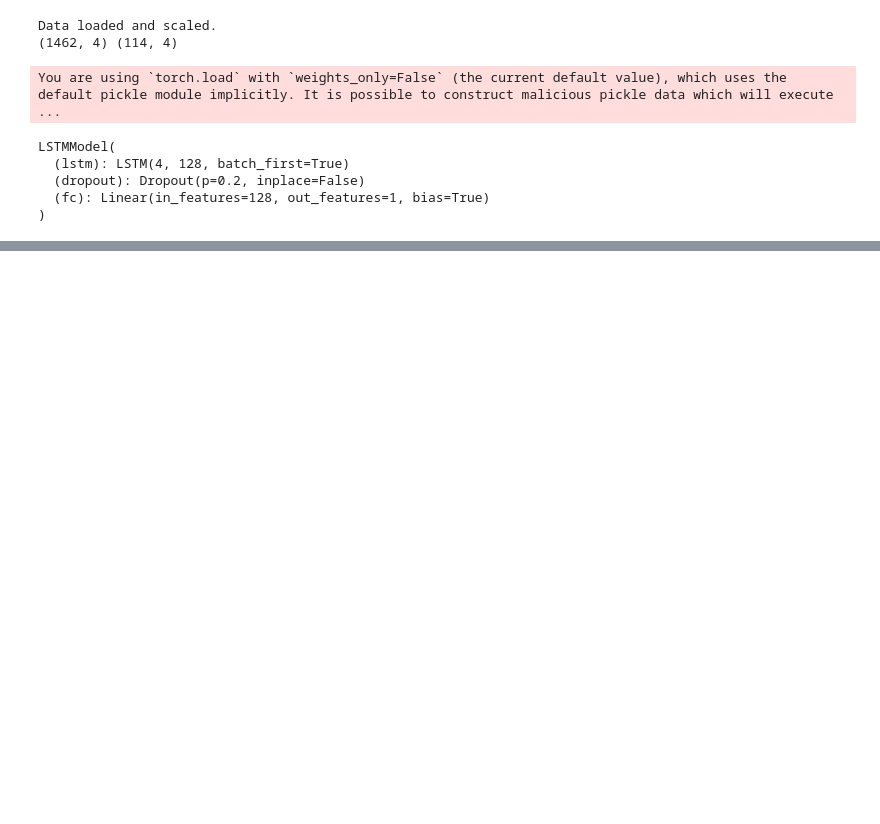
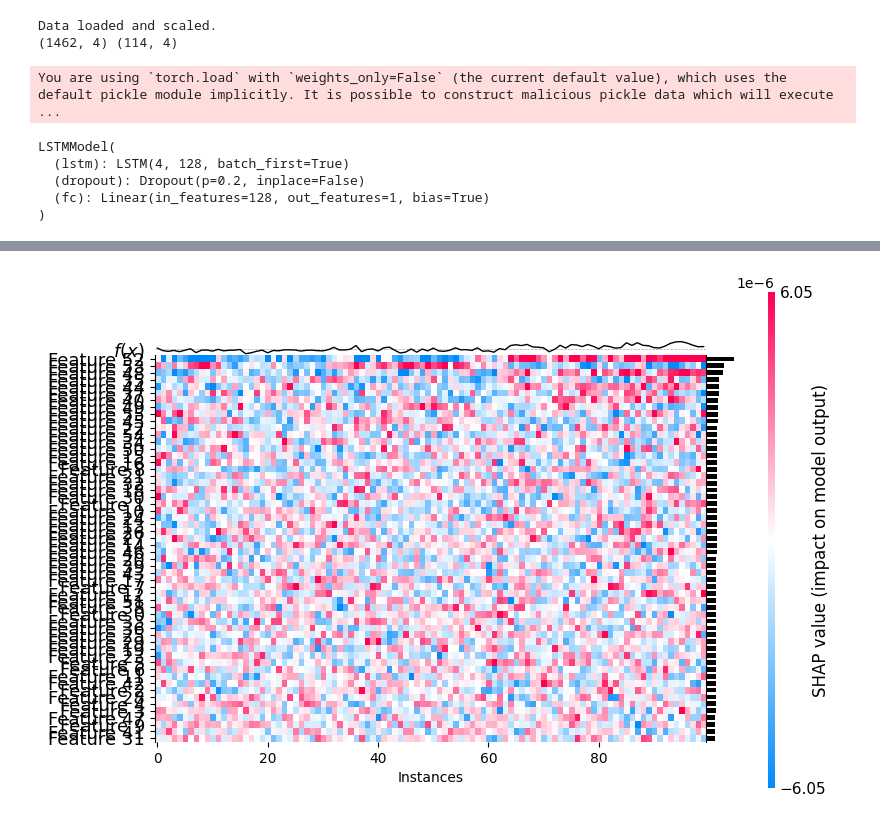
Before and after one commit to wanglaoban1993/Uncertaianty, a Jupyter notebook: code/climate_LSTM_uncertainty.ipynb, the cells around one changed output, grey strips where cells are left out. Cells and saved outputs as stored; diff of their text form; code cells hidden in the pictures; blank space fills up the shorter version.

```diff
--- a/code/climate_LSTM_uncertainty.ipynb
+++ b/code/climate_LSTM_uncertainty.ipynb
@@ -124,0 +151,4 @@ shap.summary_plot(shap_values_var, X_test[:100].reshape(100, -1), feature_names=
+# %%
+shap.plots.heatmap(shap_values_var, max_display=14*4, show=True)
+# %% [output]
+[figure, added]
```
Also changed, not shown: parts of 8 cells of this notebook, 1 other file.
